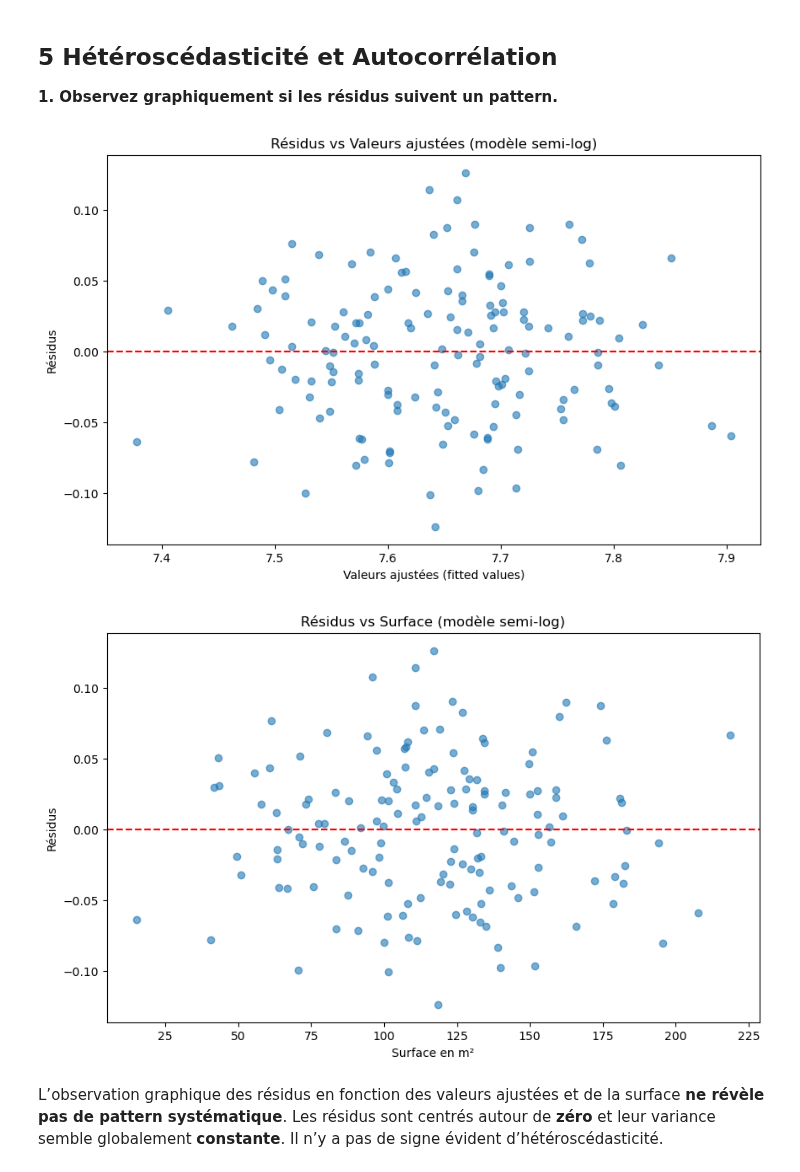
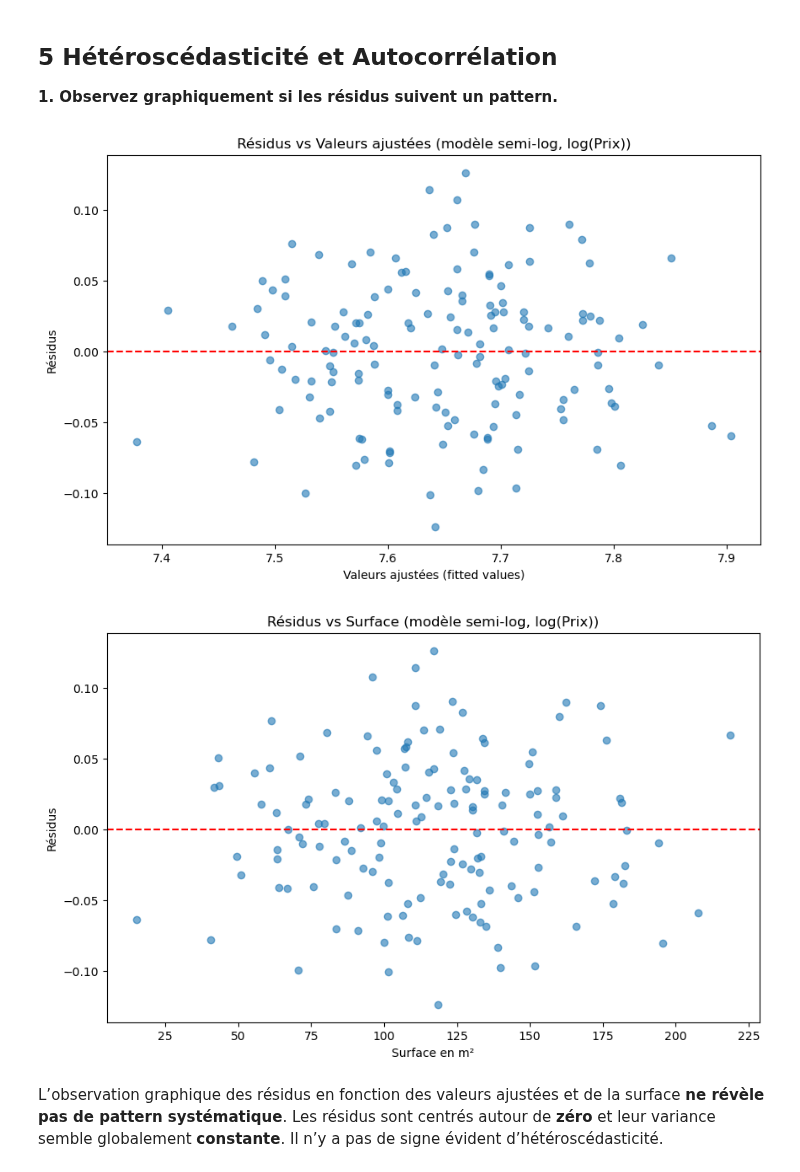
Before and after one commit to EdLac/Econometrie_appliquee_Analyse_Immobiliere, a Jupyter notebook: Econometrie.ipynb, the cells around one changed output. Cells and saved outputs as stored; diff of their text form; code cells hidden in the pictures.

Commit message:
semi-log

```diff
--- a/Econometrie.ipynb
+++ b/Econometrie.ipynb
@@ -469,6 +468,10 @@ BIC : -413.69350836077496
 **2. Quel modèle semble le plus approprié et pourquoi ?**.
 
 Le **modèle semi-log** apparaît comme le plus approprié. Il présente le **R² ajusté le plus élevé** et l’ensemble des variables explicatives y sont **statistiquement significatives**. La comparaison des critères d’information **AIC** et **BIC**, effectuée entre les modèles estimés sur le logarithme du prix, montre que le modèle semi-log présente des **valeurs plus faibles** que le modèle log-log. Cela indique que le modèle semi-log offre le **meilleur compromis entre qualité d’ajustement et complexité**, confirmant ainsi son choix comme spécification privilégiée. Enfin, le modèle semi-log permet une interprétation économique pertinente en termes de **variations relatives du prix**.
+# %%
+#Nous sauvegardons notre modèle sélectionné dans la variable best_model pour faciliter les utilisations futures
+
+best_model = model_semi_log
 # %% [markdown]
 ## 3 Diagnostics du Modèle
 # %% [markdown]
@@ -749,24 +769,24 @@ Par exemple, on pourrait comparer les coefficients pour voir si l'impact de la d
 # %%
 # Graphique des résidus vs valeurs ajustées pour détecter un pattern (hétéroscédasticité)
 plt.figure(figsize=(10, 6))
-plt.scatter(model_semi_log.fittedvalues, model_semi_log.resid, alpha=0.6)
+plt.scatter(best_model.fittedvalues, best_model.resid, alpha=0.6)
 plt.axhline(y=0, color='red', linestyle='--')
 plt.xlabel('Valeurs ajustées (fitted values)')
 plt.ylabel('Résidus')
-plt.title('Résidus vs Valeurs ajustées (modèle semi-log)')
+plt.title('Résidus vs Valeurs ajustées (modèle semi-log, log(Prix))')
 plt.show()
 
 # Graphique des résidus vs une variable explicative (ex: Surface_m2)
 plt.figure(figsize=(10, 6))
-plt.scatter(df['Surface_m2'], model_semi_log.resid, alpha=0.6)
+plt.scatter(df['Surface_m2'], best_model.resid, alpha=0.6)
 plt.axhline(y=0, color='red', linestyle='--')
 plt.xlabel('Surface en m²')
 plt.ylabel('Résidus')
-plt.title('Résidus vs Surface (modèle semi-log)')
+plt.title('Résidus vs Surface (modèle semi-log, log(Prix))')
 plt.show()
 # %% [output]
-[figure, old version]
+[figure, new version]
-[figure, old version]
+[figure, new version]
 # %% [markdown]
 L’observation graphique des résidus en fonction des valeurs ajustées et de la surface **ne révèle pas de pattern systématique**. Les résidus sont centrés autour de **zéro** et leur variance semble globalement **constante**. Il n’y a pas de signe évident d’hétéroscédasticité.
 # %% [markdown]
```
Also changed, not shown: parts of 18 cells of this notebook.
